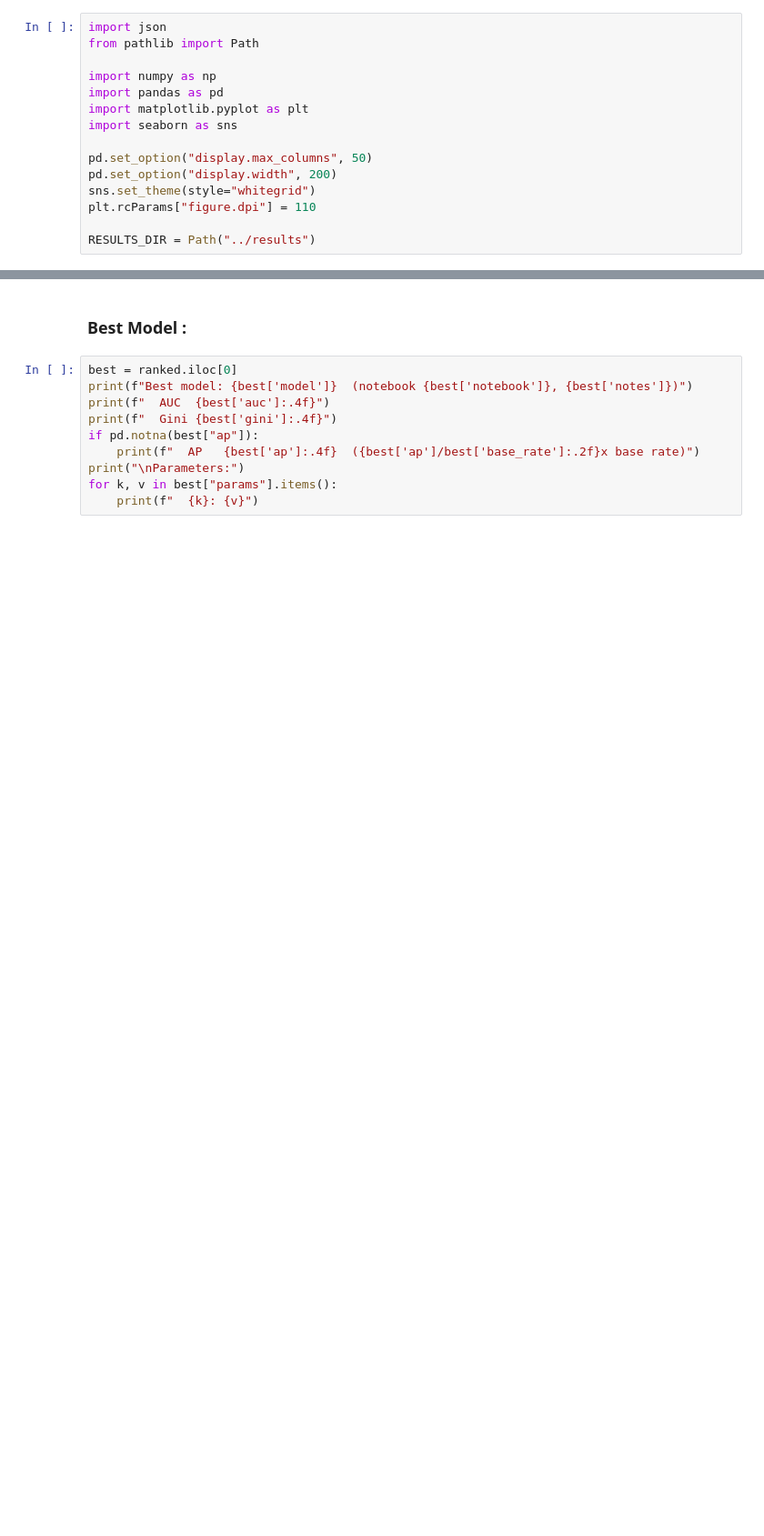
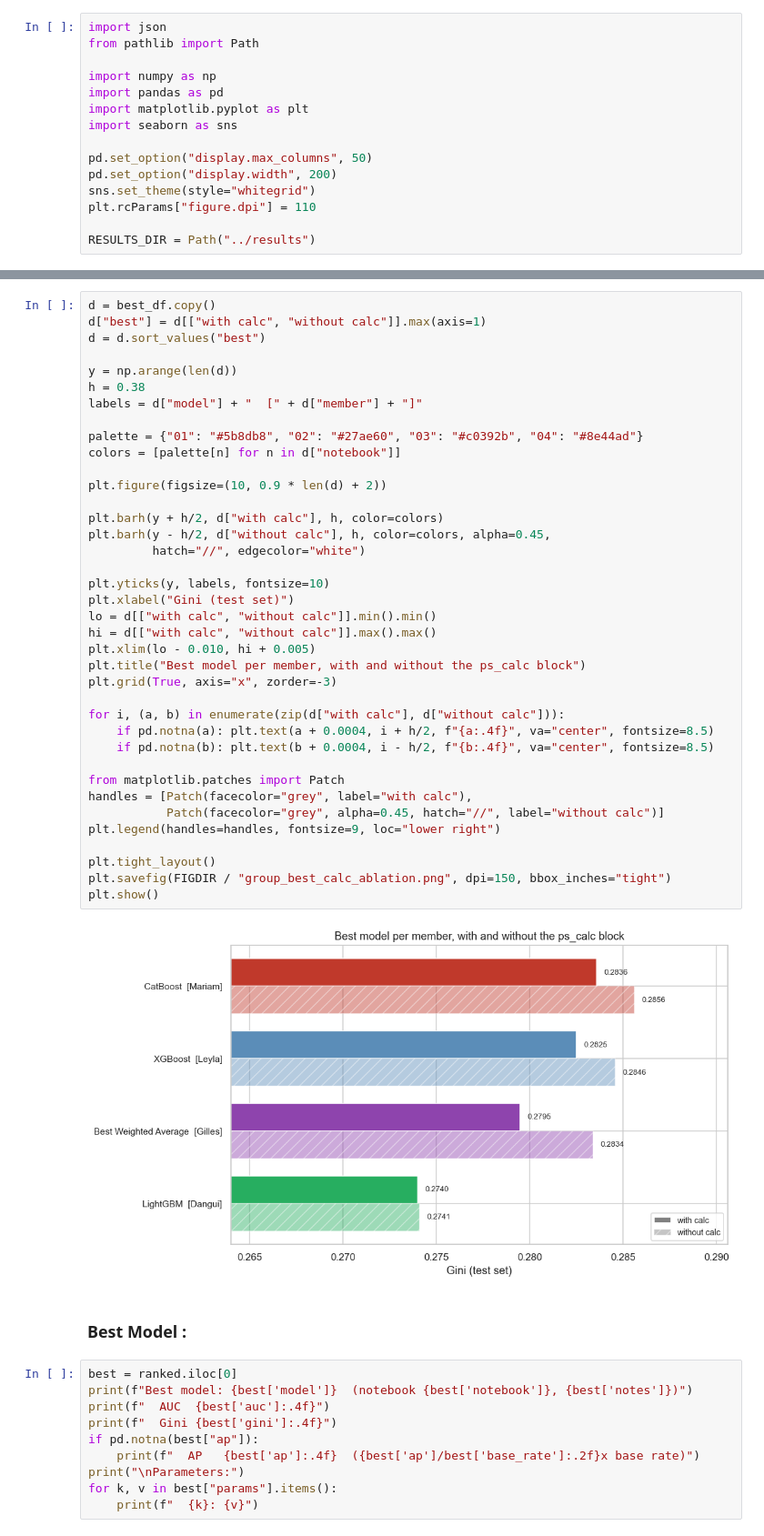
Before and after one commit to leyla-louache/porto-seguro-project, a Jupyter notebook: notebooks/05_final_comparison.ipynb, the cells around one changed output, grey strips where cells are left out. Shown at 91% size. Cells and saved outputs as stored; diff of their text form; blank space fills up the shorter version.

```diff
--- a/notebooks/05_final_comparison.ipynb
+++ b/notebooks/05_final_comparison.ipynb
@@ -110,3 +184,43 @@ plt.show()
+# %%
+d = best_df.copy()
+d["best"] = d[["with calc", "without calc"]].max(axis=1)
+d = d.sort_values("best")
+
+y = np.arange(len(d))
+h = 0.38
+labels = d["model"] + "  [" + d["member"] + "]"
+
+palette = {"01": "#5b8db8", "02": "#27ae60", "03": "#c0392b", "04": "#8e44ad"}
+colors = [palette[n] for n in d["notebook"]]
+
+plt.figure(figsize=(10, 0.9 * len(d) + 2))
+
+plt.barh(y + h/2, d["with calc"], h, color=colors)
+plt.barh(y - h/2, d["without calc"], h, color=colors, alpha=0.45,
+         hatch="//", edgecolor="white")
+
+plt.yticks(y, labels, fontsize=10)
+plt.xlabel("Gini (test set)")
+lo = d[["with calc", "without calc"]].min().min()
+hi = d[["with calc", "without calc"]].max().max()
+plt.xlim(lo - 0.010, hi + 0.005)
+plt.title("Best model per member, with and without the ps_calc block")
+plt.grid(True, axis="x", zorder=-3)
+
+for i, (a, b) in enumerate(zip(d["with calc"], d["without calc"])):
+    if pd.notna(a): plt.text(a + 0.0004, i + h/2, f"{a:.4f}", va="center", fontsize=8.5)
+    if pd.notna(b): plt.text(b + 0.0004, i - h/2, f"{b:.4f}", va="center", fontsize=8.5)
+
+from matplotlib.patches import Patch
+handles = [Patch(facecolor="grey", label="with calc"),
+           Patch(facecolor="grey", alpha=0.45, hatch="//", label="without calc")]
+plt.legend(handles=handles, fontsize=9, loc="lower right")
+
+plt.tight_layout()
+plt.savefig(FIGDIR / "group_best_calc_ablation.png", dpi=150, bbox_inches="tight")
+plt.show()
+# %% [output]
+[figure, added]
 # %% [markdown]
 ### Best Model :
 # %%
```
Also changed, not shown: parts of 10 cells of this notebook, 11 other files.
